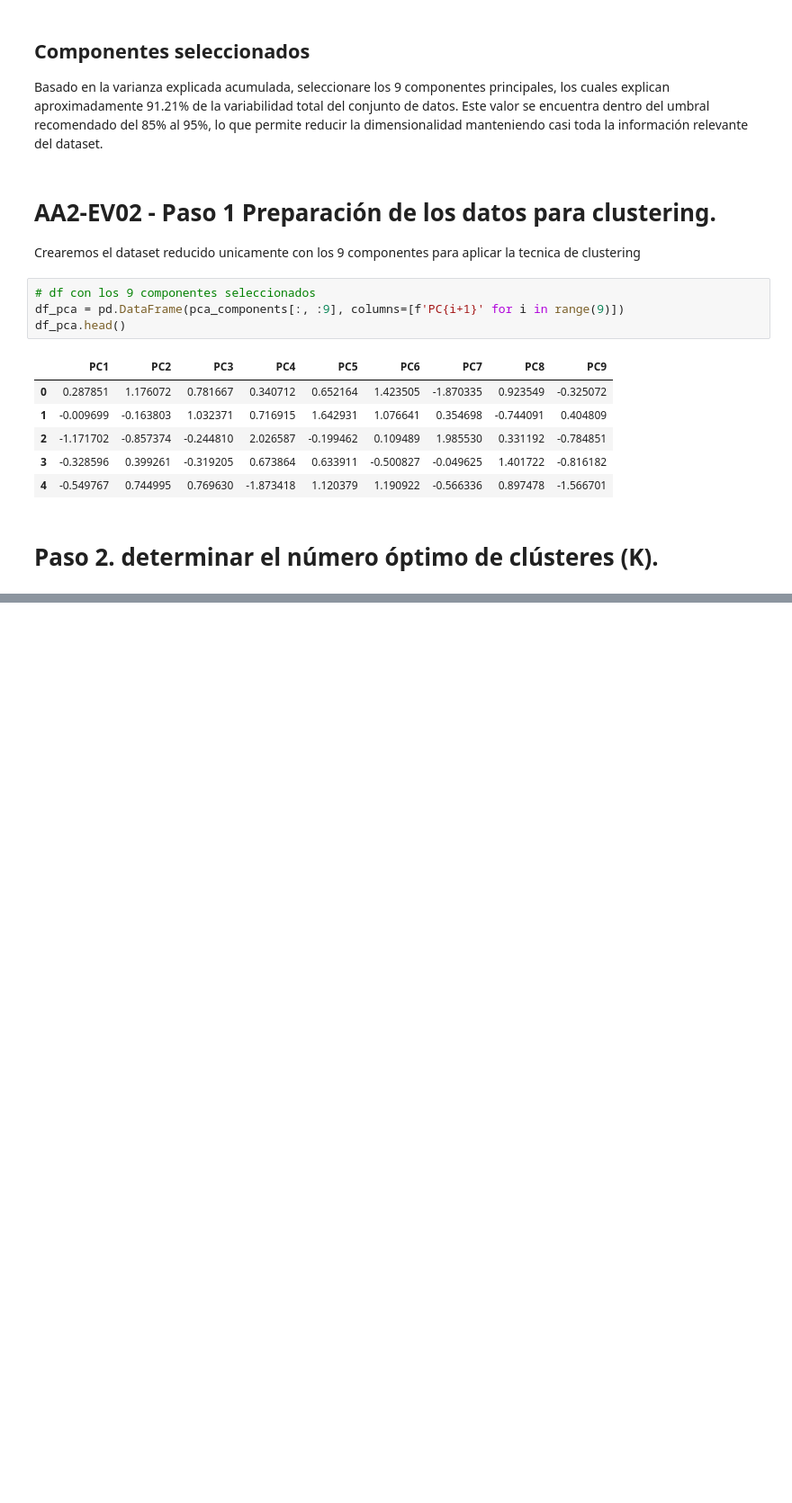
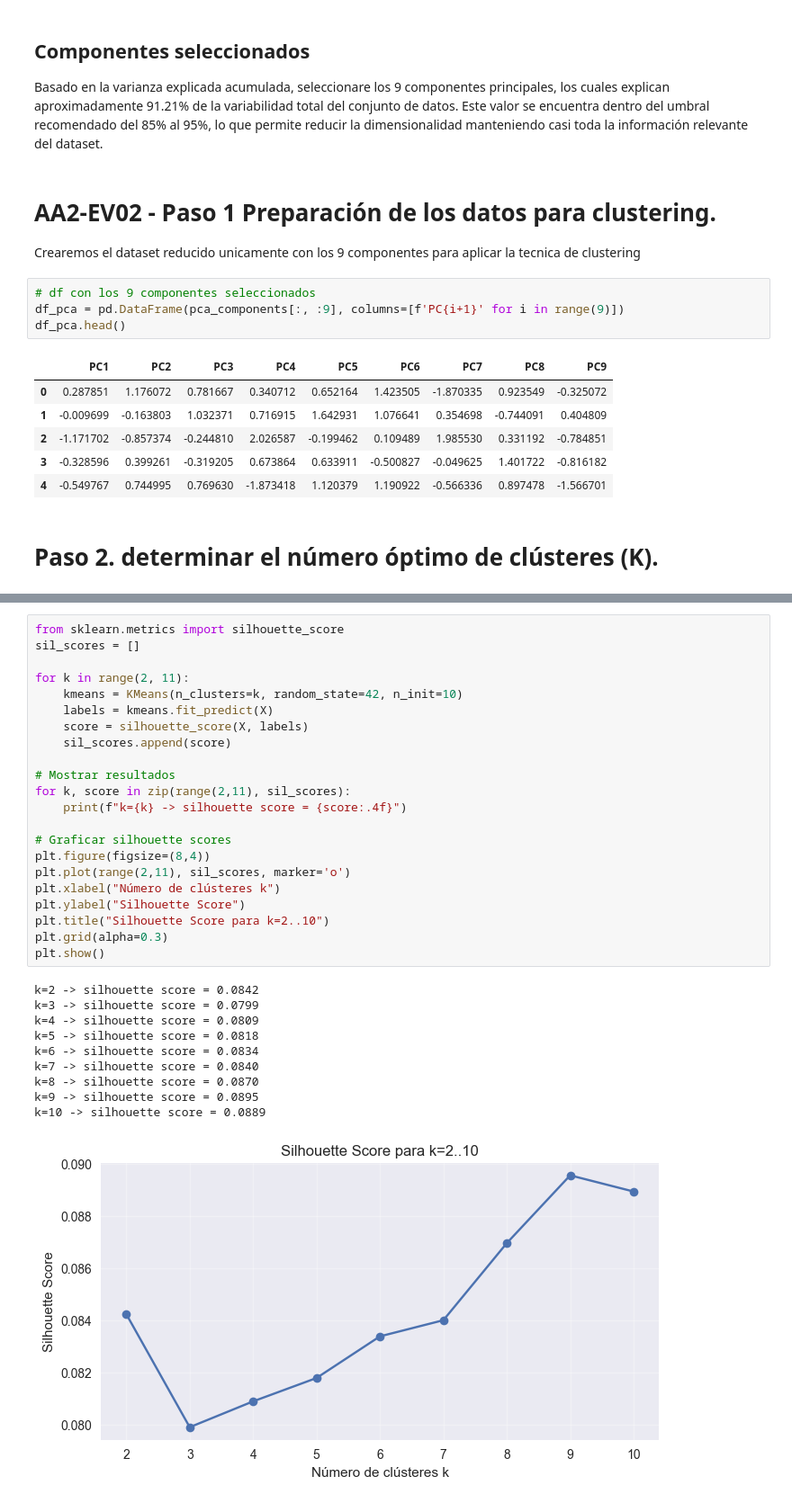
Before and after one commit to LinaMariaa2/Proyecto_Gestion_Datos_Modelos_IA, a Jupyter notebook: campaña_marketing.ipynb, the cells around one changed output, grey strips where cells are left out. Shown: that part at 90% size. Cells and saved outputs as stored; diff of their text form; blank space fills up the shorter version.

```diff
--- a/campaña_marketing.ipynb
+++ b/campaña_marketing.ipynb
@@ -386,0 +414,33 @@ df_pca.head()
+# %%
+from sklearn.metrics import silhouette_score
+sil_scores = []
+
+for k in range(2, 11):
+    kmeans = KMeans(n_clusters=k, random_state=42, n_init=10)
+    labels = kmeans.fit_predict(X)
+    score = silhouette_score(X, labels)
+    sil_scores.append(score)
+
+# Mostrar resultados
+for k, score in zip(range(2,11), sil_scores):
+    print(f"k={k} -> silhouette score = {score:.4f}")
+
+# Graficar silhouette scores
+plt.figure(figsize=(8,4))
+plt.plot(range(2,11), sil_scores, marker='o')
+plt.xlabel("Número de clústeres k")
+plt.ylabel("Silhouette Score")
+plt.title("Silhouette Score para k=2..10")
+plt.grid(alpha=0.3)
+plt.show()
+# %% [output]
+k=2 -> silhouette score = 0.0842
+k=3 -> silhouette score = 0.0799
+k=4 -> silhouette score = 0.0809
+k=5 -> silhouette score = 0.0818
+k=6 -> silhouette score = 0.0834
+k=7 -> silhouette score = 0.0840
+k=8 -> silhouette score = 0.0870
+k=9 -> silhouette score = 0.0895
+k=10 -> silhouette score = 0.0889
+[figure, added]
```
Also changed, not shown: parts of 2 cells of this notebook.
